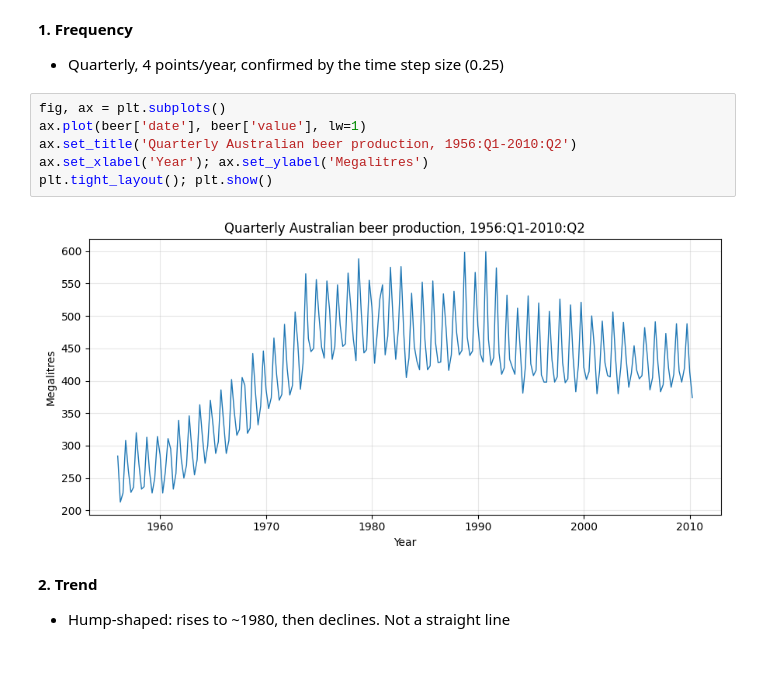
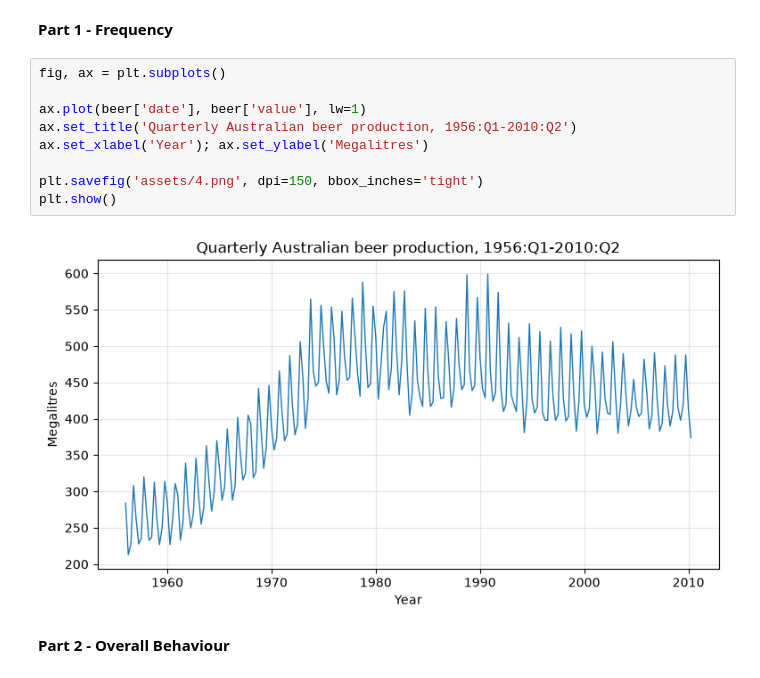
Before and after one commit to rakeikahukoti-del/DATA301-assignment-IV, a Jupyter notebook: assignment4.ipynb, the cells around one changed output. Saved outputs shown, nothing was run; the diff lists cells and outputs as text.

```diff
--- a/assignment4.ipynb
+++ b/assignment4.ipynb
@@ -124,17 +119,18 @@ beer.head()
 | 3 | 1956-10-01 | 1956 | 4 | 308 |
 | 4 | 1957-01-01 | 1957 | 1 | 262 |
 # %% [markdown]
-**1. Frequency**
-- Quarterly, 4 points/year, confirmed by the time step size (0.25)
+**Part 1 - Frequency**
 # %%
 fig, ax = plt.subplots()
+
 ax.plot(beer['date'], beer['value'], lw=1)
 ax.set_title('Quarterly Australian beer production, 1956:Q1-2010:Q2')
 ax.set_xlabel('Year'); ax.set_ylabel('Megalitres')
-plt.tight_layout(); plt.show()
+
+plt.savefig('assets/4.png', dpi=150, bbox_inches='tight')
+plt.show()
 # %% [output]
-[figure, old version]
+[figure, new version]
 # %% [markdown]
-**2. Trend**
-- Hump-shaped: rises to ~1980, then declines. Not a straight line
+**Part 2 - Overall Behaviour**
 # %%
```
Also changed, not shown: parts of 23 cells of this notebook, 12 other files.
